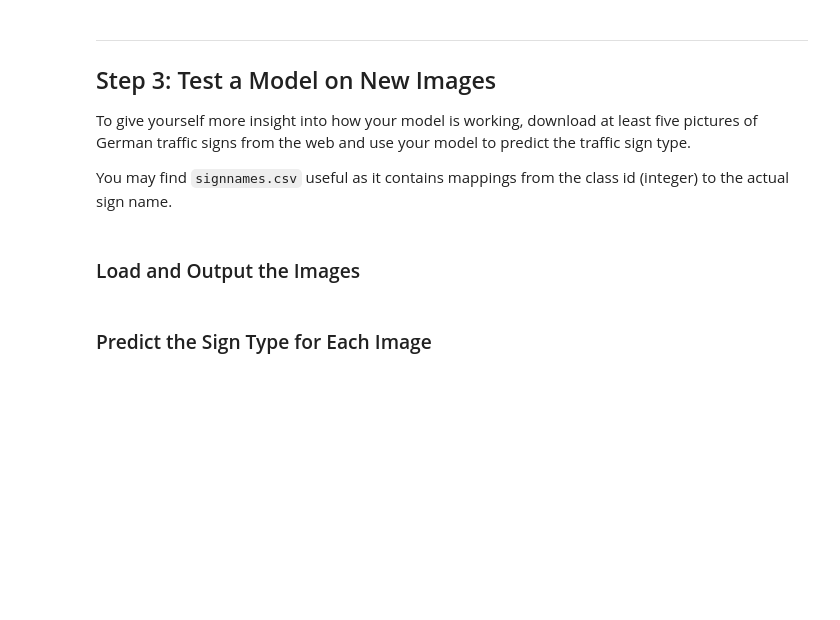
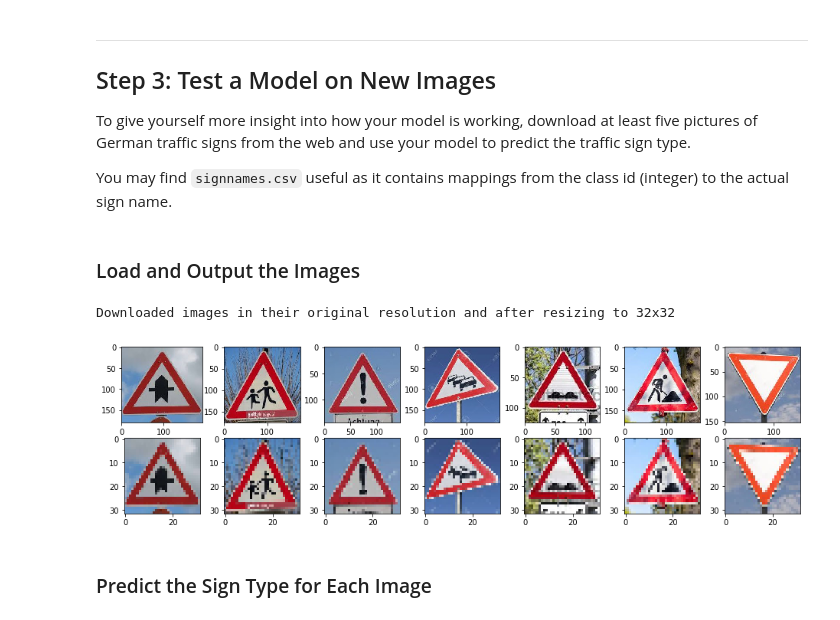
Before and after one commit to cuckookernel/CarND-Traffic-Signs, a Jupyter notebook: Traffic_Sign_Classifier.ipynb, the cells around one changed output. Cells and saved outputs as stored; diff of their text form; code cells hidden in the pictures; blank space fills up the shorter version.

```diff
--- a/Traffic_Sign_Classifier.ipynb
+++ b/Traffic_Sign_Classifier.ipynb
@@ -34,7 +34,7 @@ from sklearn.utils import shuffle
 
 import helpers as h
 import architectures as arch
-
+MY_DEV = "/cpu:0"
 if os.name == "nt" : # running on windows
     DATA_DIR = "C:/_DATA/autonomous-driving-nd/traffic_signs_classifier/"
     MY_DEV = "/cpu:0"
@@ -376,5 +404,6 @@ Saving model checkpoint to: model_checkpoints/model.435d9eb8.199.tf.ckpt
 # %%
 reload( h )
+h.MY_DEV = MY_DEV
 import tensorflow as tf
 netw_arch = getattr( arch, hyp_pars["netw_arch_name"] )
 
@@ -386,8 +415,8 @@ saver = tf.train.Saver()
 
 with tf.Session() as sess :
     saver.restore(sess, ckpt_fname )
-    train_accy = sess.run( tnsr["accuracy"], feed_dict={ tnsr["input"]: data["X_trai"],
-                                                   tnsr["y_true_idx"] : data["y_valid"],
+    train_accy = sess.run( tnsr["accuracy"], feed_dict={ tnsr["input"]: data["X_train"],
+                                                   tnsr["y_true_idx"] : data["y_train"],
                                                    tnsr["keep_prob"]: 1.} )
 
     valid_accy = sess.run( tnsr["accuracy"], feed_dict={ tnsr["input"]: data["X_valid"],
@@ -435,2 +462,27 @@ You may find `signnames.csv` useful as it contains mappings from the class id (i
+# %%
+import glob
+
+### Load the images and plot them here.
+### Feel free to use as many code cells as needed.
+
+imgs = []
+fnames = glob.glob( "downloaded_imgs/*.jpg")
+fig, axs = plt.subplots( 2, len(fnames), figsize=(16,4))
+for i, fn in enumerate( fnames ) :
+    img = cv2.cvtColor( cv2.imread( fn ), cv2.COLOR_BGR2RGB )
+    img_rsz = cv2.resize( img , (32, 32))
+
+    axs[0,i].imshow( img )
+    axs[1,i].imshow( img_rsz )
+    imgs.append( img_rsz )
+
+imgs_4d = np.stack( imgs, axis = 0)
+
+X_eval = h.normalize_mean_std( imgs_4d ).astype( np.float32 )
+
+print( "Downloaded images in their original resolution and after resizing to 32x32" )
+# %% [output]
+Downloaded images in their original resolution and after resizing to 32x32
+[figure, added]
 # %% [markdown]
 ### Predict the Sign Type for Each Image
```
Also changed, not shown: parts of 39 cells of this notebook.
